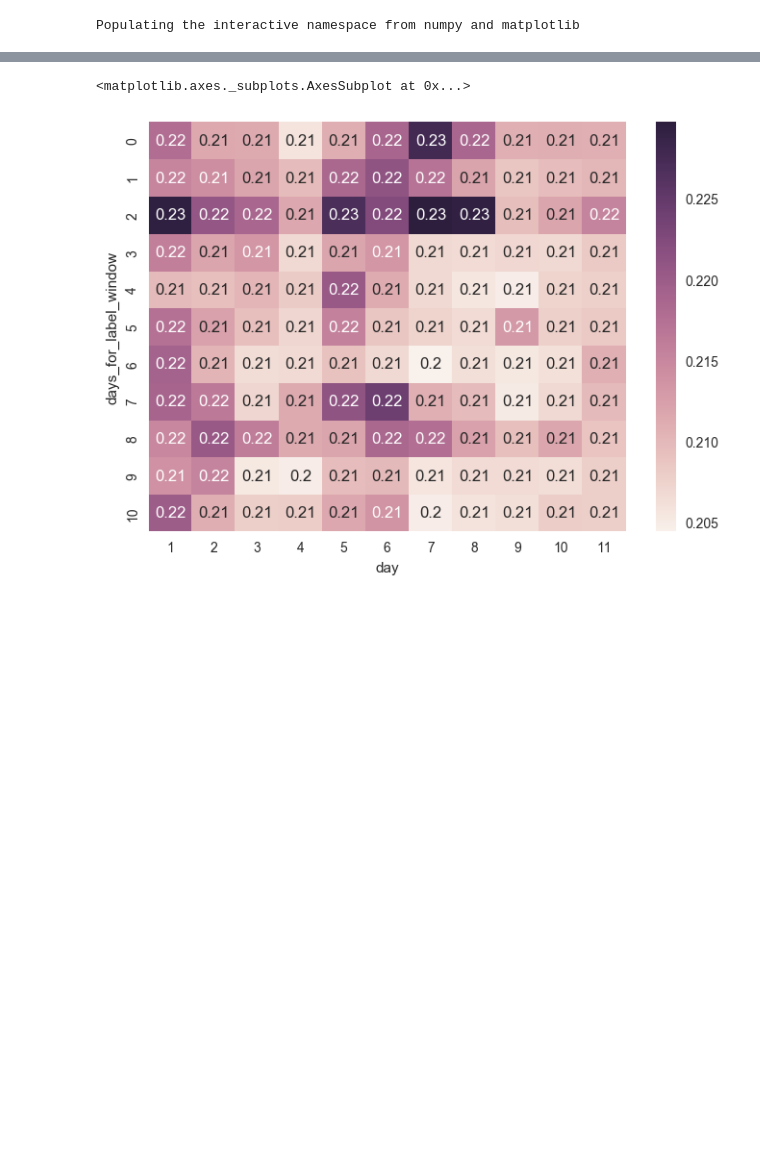
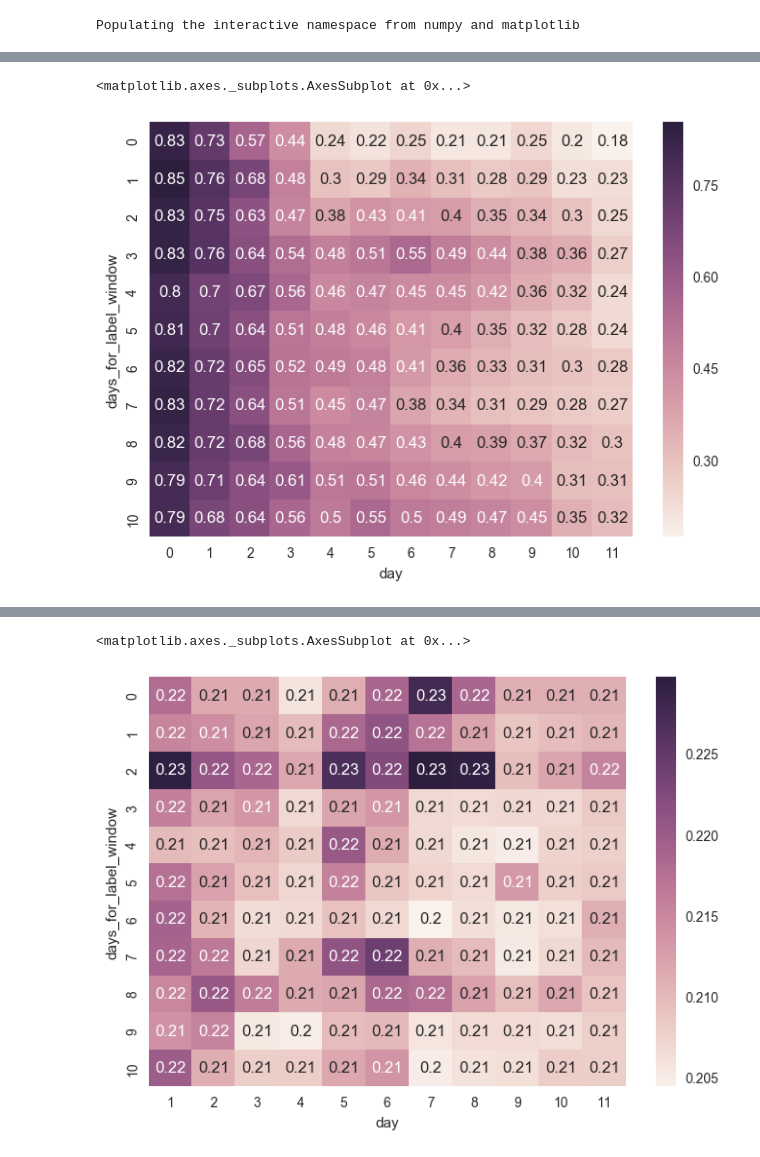
Before and after one commit to hlostam/ouroboros_paper, a Jupyter notebook: notebooks/experiments_windowsize.ipynb, the cells around one changed output, grey strips where cells are left out. Cells and saved outputs as stored; diff of their text form; code cells hidden in the pictures; blank space fills up the shorter version.

```diff
--- a/notebooks/experiments_windowsize.ipynb
+++ b/notebooks/experiments_windowsize.ipynb
@@ -167,0 +196,9 @@ EEE 2014J, Day: 4 Predicted day: 4 LabelWindow: 10
+# %%
+df = dailyExpSelflearnerWithTrainWindow3.get_metrics_df()
+df = df[df.classifier == 'LR-W']
+# df = df[df.day > 0]
+df_hm = df.pivot('days_for_label_window','day','pr_auc')
+sns.heatmap(df_hm, annot=True)
+# %% [output]
+<matplotlib.axes._subplots.AxesSubplot at 0x...>
+[figure, added]
```
Also changed, not shown: parts of 15 cells of this notebook, 3 other files.
